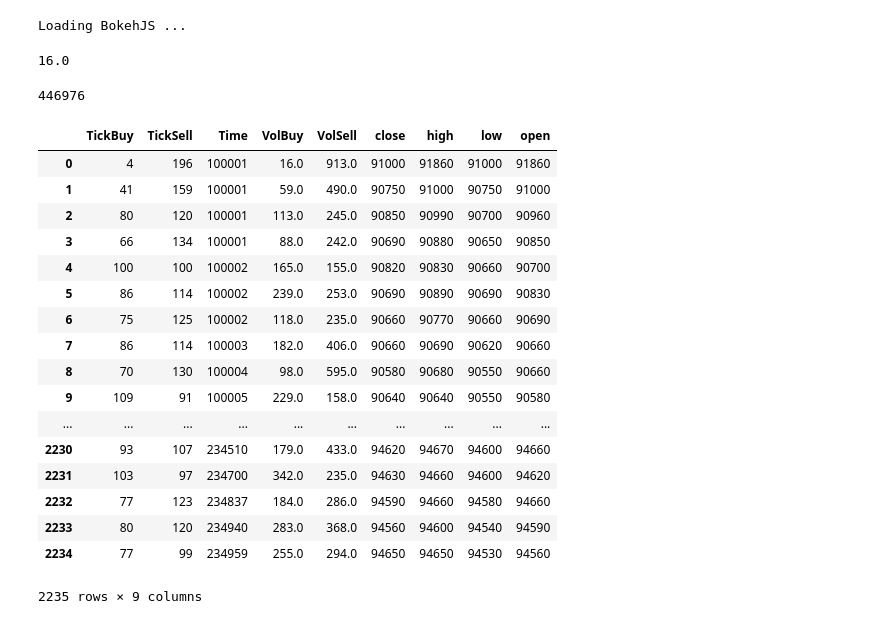
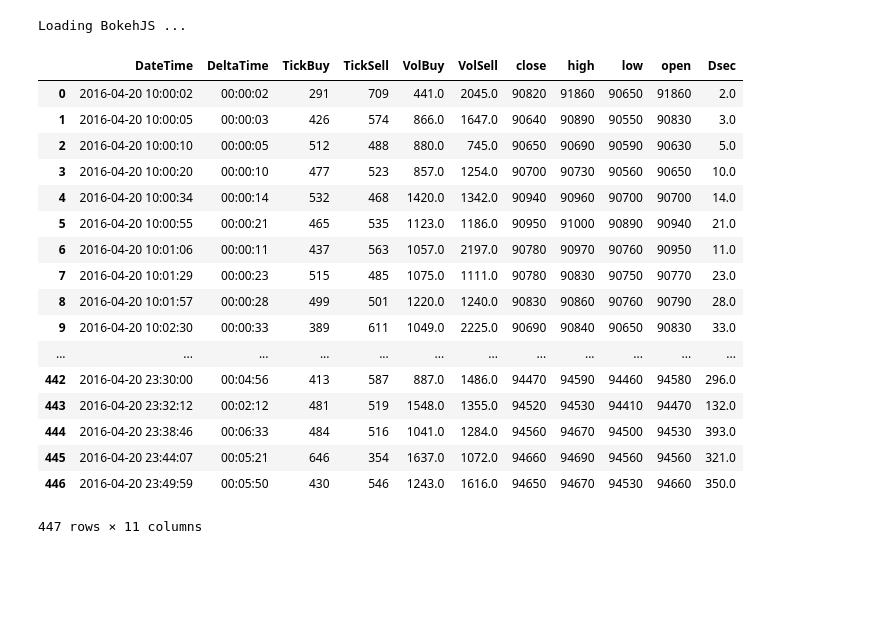
Before and after one commit to arelyt/TestPandas, a Jupyter notebook: Untitled.ipynb, the cells around one changed output. Cells and saved outputs as stored; diff of their text form; code cells hidden in the pictures; blank space fills up the shorter version.

Commit message:
1st tick resample

```diff
--- a/Untitled.ipynb
+++ b/Untitled.ipynb
@@ -8,10 +9,10 @@ output_notebook()
 # %% [output]
 Loading BokehJS ...
 # %%
-tick = pd.read_csv('RIM6_4.trd', usecols=(0, 1, 4, 5, 6))
+tick = pd.read_csv('RIM6_4.trd', usecols=(0, 1, 2, 3, 4, 5, 6),
+                   parse_dates={'DateTime': [0,1]}, index_col=False)
 # %%
-tick = tick.rename(columns={'<DATE>': 'Date', '<TIME>': 'Time',
-                            '<LAST>': 'Price', '<VOL>': 'Vol', '<DIRECTION>': 'Dir'})
+tick = tick.rename(columns={'<LAST>': 'Price', '<VOL>': 'Vol', '<DIRECTION>': 'Dir'})
 # %%
 tick.ix[tick.Dir=='Sell', 'VolSell'] = tick.Vol
 # %%
@@ -21,12 +20,5 @@ tr = tick.fillna(0)
-# %%
-tick.loc[1110:1120].VolSell.sum() #VolSell.value_counts(dropna=True)
-# %% [output]
-16.0
 # %%
-Nticks=200 #Количество тиков для бара и ресэмплинг
-len(tr.index)
+Nticks=1000 #Количество тиков для бара и ресэмплинг
-# %% [output]
-446976
 # %%
 # main=pd.DataFrame(index=np.arange(0, (len(tr.index)/Nticks+Nticks)),
 #                 columns=('DateTime', 'open', 'high', 'low', 'close', 'vBuy', 'vSell'))
@@ -40,38 +32,39 @@ for i in range(0, len(tick.index), Nticks):
     if i+Nticks<len(tick.index):
         cl=tick.loc[i+Nticks-1].Price
     else:
-        cl=tick.loc[len(tr.index)-1].Price
+        cl=tick.loc[len(tick.index)-1].Price
 
     vBuy=tick.VolBuy.iloc[i:i+Nticks].sum()
     vSell=tick.VolSell.iloc[i:i+Nticks].sum()
     nBuy=tick.VolBuy.iloc[i:i+Nticks].count()
     nSell=tick.VolSell.iloc[i:i+Nticks].count()
-    tClose=tr.Time.iloc[i:i+Nticks].max()
-
-    dict1.update({'Time': tClose, 'open': op, 'high': hi,
+    tClose=tick.DateTime.iloc[i:i+Nticks].max()
+    dtime=tick.DateTime.iloc[i:i+Nticks].max()-tick.DateTime.iloc[i:i+Nticks].min()
+    dict1.update({'DateTime': tClose, 'open': op, 'high': hi,
                  'low': lo, 'close': cl, 'TickBuy': nBuy,
-                'VolBuy': vBuy, 'TickSell': nSell, 'VolSell': vSell})
+                'VolBuy': vBuy, 'TickSell': nSell, 'VolSell': vSell, 'DeltaTime': dtime})
     rows_list.append(dict1)
 
-main=pd.DataFrame(rows_list)
+res=pd.DataFrame(rows_list)
+res['Dsec']=res['DeltaTime'].dt.total_seconds()
-# %%
-main
-# %% [output]
-|  | TickBuy | TickSell | Time | VolBuy | VolSell | close | high | low | open |
-| 0 | 4 | 196 | 100001 | 16.0 | 913.0 | 91000 | 91860 | 91000 | 91860 |
-| 1 | 41 | 159 | 100001 | 59.0 | 490.0 | 90750 | 91000 | 90750 | 91000 |
-| 2 | 80 | 120 | 100001 | 113.0 | 245.0 | 90850 | 90990 | 90700 | 90960 |
-| 3 | 66 | 134 | 100001 | 88.0 | 242.0 | 90690 | 90880 | 90650 | 90850 |
-| 4 | 100 | 100 | 100002 | 165.0 | 155.0 | 90820 | 90830 | 90660 | 90700 |
-| 5 | 86 | 114 | 100002 | 239.0 | 253.0 | 90690 | 90890 | 90690 | 90830 |
-| 6 | 75 | 125 | 100002 | 118.0 | 235.0 | 90660 | 90770 | 90660 | 90690 |
-| 7 | 86 | 114 | 100003 | 182.0 | 406.0 | 90660 | 90690 | 90620 | 90660 |
-| 8 | 70 | 130 | 100004 | 98.0 | 595.0 | 90580 | 90680 | 90550 | 90660 |
-| 9 | 109 | 91 | 100005 | 229.0 | 158.0 | 90640 | 90640 | 90550 | 90580 |
-| ... | ... | ... | ... | ... | ... | ... | ... | ... | ... |
-| 2230 | 93 | 107 | 234510 | 179.0 | 433.0 | 94620 | 94670 | 94600 | 94660 |
-| 2231 | 103 | 97 | 234700 | 342.0 | 235.0 | 94630 | 94660 | 94600 | 94620 |
-| 2232 | 77 | 123 | 234837 | 184.0 | 286.0 | 94590 | 94660 | 94580 | 94660 |
-| 2233 | 80 | 120 | 234940 | 283.0 | 368.0 | 94560 | 94600 | 94540 | 94590 |
-| 2234 | 77 | 99 | 234959 | 255.0 | 294.0 | 94650 | 94650 | 94530 | 94560 |
-2235 rows × 9 columns
+# %%
+res
+# %% [output]
+|  | DateTime | DeltaTime | TickBuy | TickSell | VolBuy | VolSell | close | high | low | open | Dsec |
+| 0 | 2016-04-20 10:00:02 | 00:00:02 | 291 | 709 | 441.0 | 2045.0 | 90820 | 91860 | 90650 | 91860 | 2.0 |
+| 1 | 2016-04-20 10:00:05 | 00:00:03 | 426 | 574 | 866.0 | 1647.0 | 90640 | 90890 | 90550 | 90830 | 3.0 |
+| 2 | 2016-04-20 10:00:10 | 00:00:05 | 512 | 488 | 880.0 | 745.0 | 90650 | 90690 | 90590 | 90630 | 5.0 |
+| 3 | 2016-04-20 10:00:20 | 00:00:10 | 477 | 523 | 857.0 | 1254.0 | 90700 | 90730 | 90560 | 90650 | 10.0 |
+| 4 | 2016-04-20 10:00:34 | 00:00:14 | 532 | 468 | 1420.0 | 1342.0 | 90940 | 90960 | 90700 | 90700 | 14.0 |
+| 5 | 2016-04-20 10:00:55 | 00:00:21 | 465 | 535 | 1123.0 | 1186.0 | 90950 | 91000 | 90890 | 90940 | 21.0 |
+| 6 | 2016-04-20 10:01:06 | 00:00:11 | 437 | 563 | 1057.0 | 2197.0 | 90780 | 90970 | 90760 | 90950 | 11.0 |
+| 7 | 2016-04-20 10:01:29 | 00:00:23 | 515 | 485 | 1075.0 | 1111.0 | 90780 | 90830 | 90750 | 90770 | 23.0 |
+| 8 | 2016-04-20 10:01:57 | 00:00:28 | 499 | 501 | 1220.0 | 1240.0 | 90830 | 90860 | 90760 | 90790 | 28.0 |
+| 9 | 2016-04-20 10:02:30 | 00:00:33 | 389 | 611 | 1049.0 | 2225.0 | 90690 | 90840 | 90650 | 90830 | 33.0 |
+| ... | ... | ... | ... | ... | ... | ... | ... | ... | ... | ... | ... |
+| 442 | 2016-04-20 23:30:00 | 00:04:56 | 413 | 587 | 887.0 | 1486.0 | 94470 | 94590 | 94460 | 94580 | 296.0 |
+| 443 | 2016-04-20 23:32:12 | 00:02:12 | 481 | 519 | 1548.0 | 1355.0 | 94520 | 94530 | 94410 | 94470 | 132.0 |
+| 444 | 2016-04-20 23:38:46 | 00:06:33 | 484 | 516 | 1041.0 | 1284.0 | 94560 | 94670 | 94500 | 94530 | 393.0 |
+| 445 | 2016-04-20 23:44:07 | 00:05:21 | 646 | 354 | 1637.0 | 1072.0 | 94660 | 94690 | 94560 | 94560 | 321.0 |
+| 446 | 2016-04-20 23:49:59 | 00:05:50 | 430 | 546 | 1243.0 | 1616.0 | 94650 | 94670 | 94530 | 94660 | 350.0 |
+447 rows × 11 columns
```
Also changed, not shown: parts of 4 cells of this notebook.
